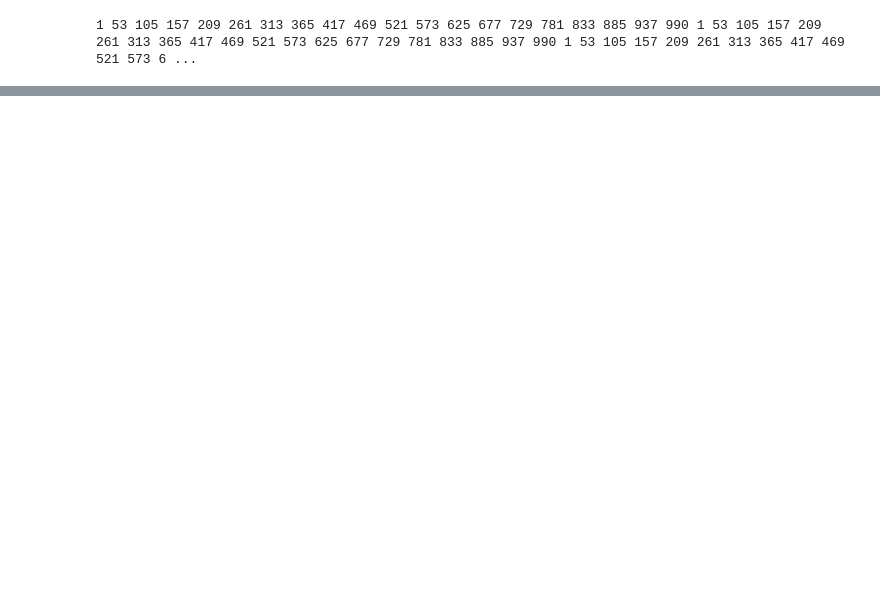
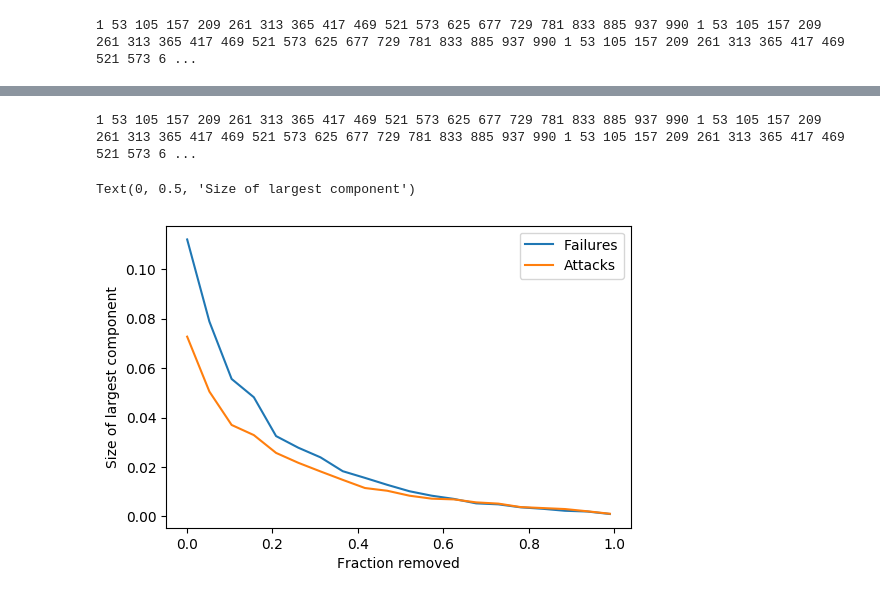
Before and after one commit to matheushjs/sandbox, a Jupyter notebook: complex_nets/lista4.ipynb, the cells around one changed output, grey strips where cells are left out. Saved outputs shown, nothing was run; the diff lists cells and outputs as text; code cells hidden in the pictures; blank space fills up the shorter version.

Commit message:
Implement attacks and criticalF

```diff
--- a/complex_nets/lista4.ipynb
+++ b/complex_nets/lista4.ipynb
@@ -62,0 +63,57 @@ plt.plot(result[0], result[1])
+# %%
+def attacks(G):
+    G = G.copy()
+    size = len(G.nodes)
+    fractionRemoved = []
+    fractionLargest = []
+
+    nSteps = np.int32(np.linspace(1, int(0.99*size), num=20))
+    removalsPerStep = np.append([0], np.diff(nSteps)) # First run performs no removals
+
+    for n, removals in zip(nSteps, removalsPerStep):
+        print(n, end=" ")
+
+        for i in range(removals):
+            # Matrix of two columns (key, value)
+            M = np.matrix(list(G.degree))
+            idx = np.argmax(M[:,1]) # Row index of maximum degree
+            node = M[idx,0]
+            G.remove_node(node)
+
+        largest = sorted(nx.connected_component_subgraphs(G), key = len, reverse=True)[0]
+
+        fractionLargest.append(len(largest.nodes)/size) #store the size of the largest component
+        fractionRemoved.append(n/size)
+
+    return np.array(fractionLargest), np.array(fractionRemoved)
+
+def attacksAverage(graph_generator, repeat=10):
+    allLarg = None
+    allRem  = None
+
+    for i in range(repeat):
+        larg, rem = failures(graph_generator())
+
+        if allLarg is None:
+            allLarg = larg
+            allRem = rem
+        else:
+            allLarg = allLarg + larg
+            allRem  = allRem + rem
+
+    return allLarg / repeat, allRem / repeat
+
+
+result2 = attacksAverage(lambda: nx.erdos_renyi_graph(1000, 0.001))
+# %% [output]
+1 53 105 157 209 261 313 365 417 469 521 573 625 677 729 781 833 885 937 990 1 53 105 157 209 261 313 365 417 469 521 573 625 677 729 781 833 885 937 990 1 53 105 157 209 261 313 365 417 469 521 573 6 ...
+# %%
+plt.figure(dpi=100)
+plt.plot(result[1], result[0], label="Failures")
+plt.plot(result2[1], result2[0], label="Attacks")
+plt.legend()
+plt.xlabel("Fraction removed")
+plt.ylabel("Size of largest component")
+# %% [output]
+Text(0, 0.5, 'Size of largest component')
+[figure, added]
```
Also changed, not shown: parts of 2 cells of this notebook.
